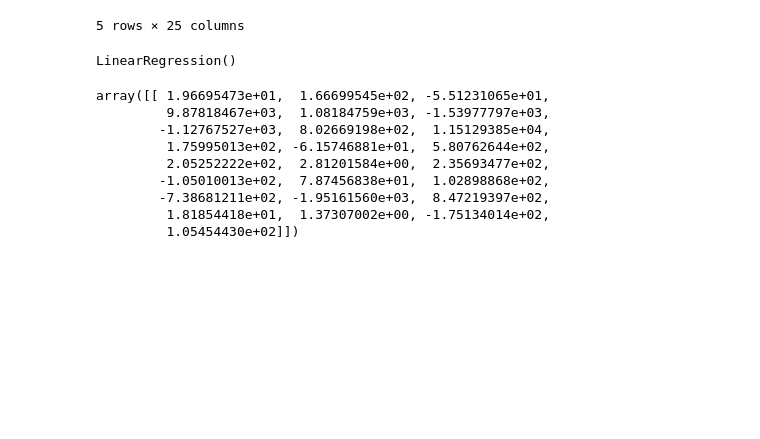
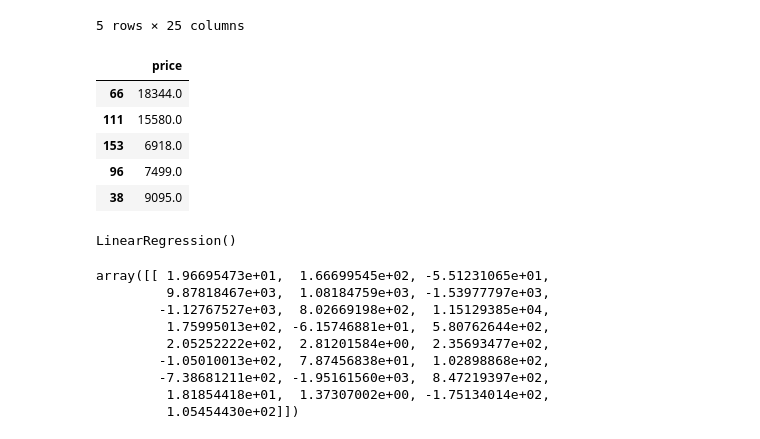
Before and after one commit to adars124/ML-practice, a Jupyter notebook: practical/Linear Regression Assignment.ipynb, the cells around one changed output. Cells and saved outputs as stored; diff of their text form; code cells hidden in the pictures; blank space fills up the shorter version.

```diff
--- a/practical/Linear Regression Assignment.ipynb
+++ b/practical/Linear Regression Assignment.ipynb
@@ -139,6 +151,15 @@ X_train.head()
 | 96 | 97 | 1 | 76 | 1 | 0 | 0 | 3 | 1 | 0 | ... |
 | 38 | 39 | 0 | 41 | 1 | 0 | 1 | 2 | 1 | 0 | ... |
 5 rows × 25 columns
+# %%
+y_train.head()
+# %% [output]
+|  | price |
+| 66 | 18344.0 |
+| 111 | 15580.0 |
+| 153 | 6918.0 |
+| 96 | 7499.0 |
+| 38 | 9095.0 |
 # %%
 # Initialize Linear Regression object
 lr = LinearRegression()
```
Also changed, not shown: parts of 5 cells of this notebook.
